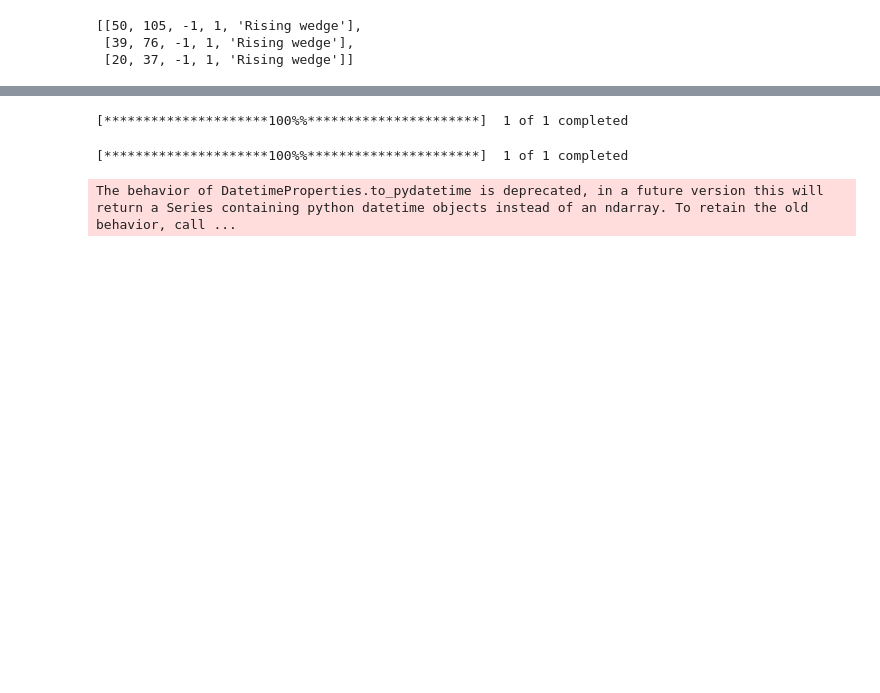
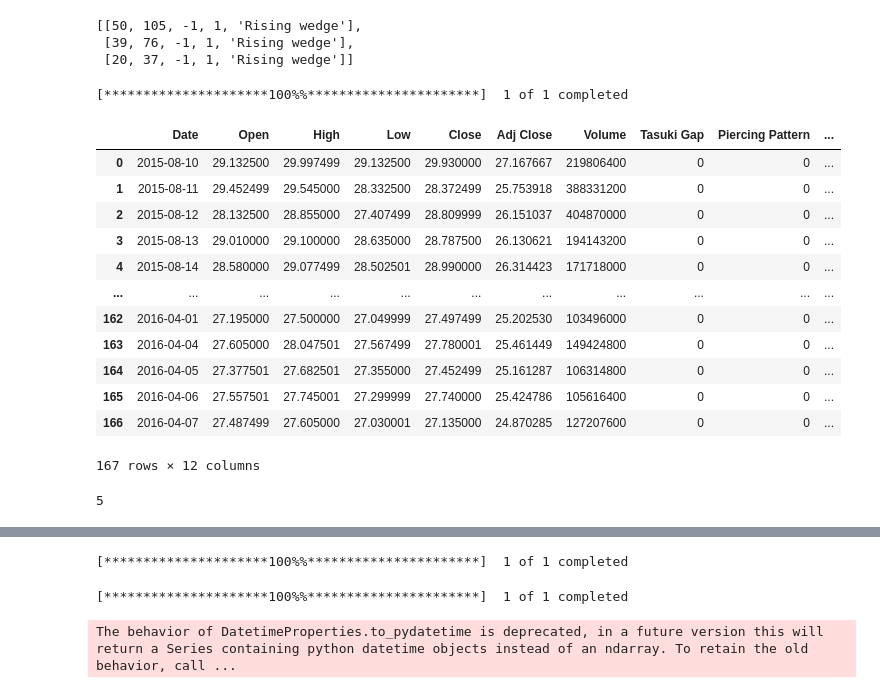
Before and after one commit to Ivanmoranr/Bool-Market, a Jupyter notebook: da.ipynb, the cells around one changed output, grey strips where cells are left out. Saved outputs shown, nothing was run; the diff lists cells and outputs as text; code cells hidden in the pictures; blank space fills up the shorter version.

```diff
--- a/da.ipynb
+++ b/da.ipynb
@@ -79,3 +83,27 @@ The behavior of DatetimeProperties.to_pydatetime is deprecated, in a future vers
 [[50, 105, -1, 1, 'Rising wedge'],
  [39, 76, -1, 1, 'Rising wedge'],
  [20, 37, -1, 1, 'Rising wedge']]
+# %%
+dat = create_data_stock(ticker = "AAPL", start_date="2015-08-10", end_date="2016-04-08")
+# %% [output]
+[*********************100%%**********************]  1 of 1 completed
+# %%
+dat
+# %% [output]
+|  | Date | Open | High | Low | Close | Adj Close | Volume | Tasuki Gap | Piercing Pattern | ... |
+| 0 | 2015-08-10 | 29.132500 | 29.997499 | 29.132500 | 29.930000 | 27.167667 | 219806400 | 0 | 0 | ... |
+| 1 | 2015-08-11 | 29.452499 | 29.545000 | 28.332500 | 28.372499 | 25.753918 | 388331200 | 0 | 0 | ... |
+| 2 | 2015-08-12 | 28.132500 | 28.855000 | 27.407499 | 28.809999 | 26.151037 | 404870000 | 0 | 0 | ... |
+| 3 | 2015-08-13 | 29.010000 | 29.100000 | 28.635000 | 28.787500 | 26.130621 | 194143200 | 0 | 0 | ... |
+| 4 | 2015-08-14 | 28.580000 | 29.077499 | 28.502501 | 28.990000 | 26.314423 | 171718000 | 0 | 0 | ... |
+| ... | ... | ... | ... | ... | ... | ... | ... | ... | ... | ... |
+| 162 | 2016-04-01 | 27.195000 | 27.500000 | 27.049999 | 27.497499 | 25.202530 | 103496000 | 0 | 0 | ... |
+| 163 | 2016-04-04 | 27.605000 | 28.047501 | 27.567499 | 27.780001 | 25.461449 | 149424800 | 0 | 0 | ... |
+| 164 | 2016-04-05 | 27.377501 | 27.682501 | 27.355000 | 27.452499 | 25.161287 | 106314800 | 0 | 0 | ... |
+| 165 | 2016-04-06 | 27.557501 | 27.745001 | 27.299999 | 27.740000 | 25.424786 | 105616400 | 0 | 0 | ... |
+| 166 | 2016-04-07 | 27.487499 | 27.605000 | 27.030001 | 27.135000 | 24.870285 | 127207600 | 0 | 0 | ... |
+167 rows × 12 columns
+# %%
+dat.iloc[:,7:].shape[1]
+# %% [output]
+5
```
Also changed, not shown: parts of 4 cells of this notebook, 1 other file.
